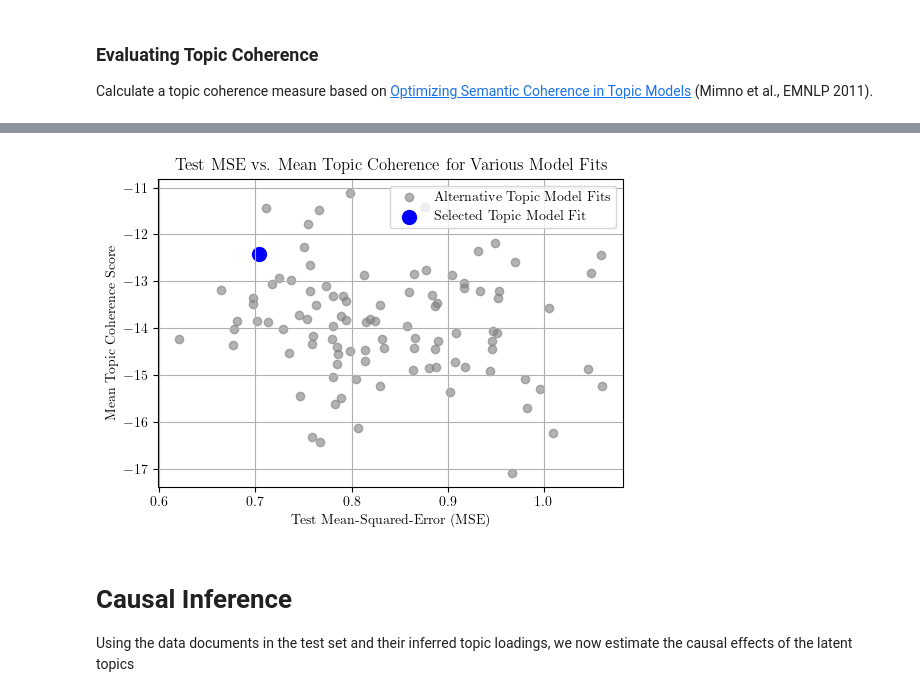
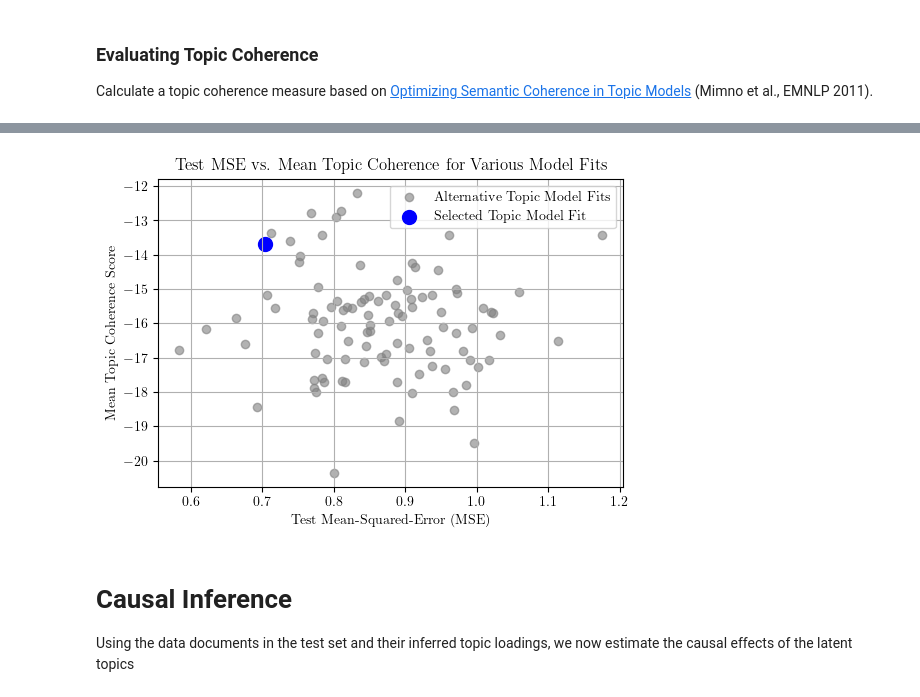
Before and after one commit to TillRS/AutoPersuade, a Jupyter notebook: scripts/2_sun_topic_model.ipynb, the cells around one changed output, grey strips where cells are left out. Cells and saved outputs as stored; diff of their text form; code cells hidden in the pictures.

```diff
--- a/scripts/2_sun_topic_model.ipynb
+++ b/scripts/2_sun_topic_model.ipynb
@@ -175,7 +175,7 @@ figure_names = ["Veganism_Cross_Validation.png", "Veganism_Cross_Validation_more
 
 alpha_range = np.linspace(0.1, 0.9, 9)
 mse_scores_bm = mse_results.mean(axis=0)
-mse_scores = np.mean(model.cv_errors, axis=2)
+mse_scores = np.mean(model.cv_values['errors'], axis=2)
 mse_scores_list = [mse_scores[:9,:], mse_scores[8:,:]]
 
 for j in range(2):
@@ -294,16 +294,10 @@ def model_fitting(
         train = np.setdiff1d(np.arange(len(Y)), test)
 
         # Fit the topic model
-        model = suntopic(Y_norm[train], X_norm_scaled[train], alpha=alpha, num_bases=num_bases, random_state=random_state)
+        model = SunTopic(Y_norm[train], X_norm_scaled[train], alpha=alpha, num_bases=num_bases, random_state=random_state)
         model.fit(niter=niter)
         W_snmf = model.get_topics()
         H_snmf = model.get_coefficients()
-        S = np.diag(np.std(W_snmf, axis=0))
-        W_snmf = W_snmf @ np.linalg.inv(S)
-        H_snmf = S @ H_snmf
-
-        model.model.W = W_snmf
-        model.model.H = H_snmf
 
         # Evaluate model performance
         in_sample_mse = np.mean((Y_norm[train] - np.dot(W_snmf, H_snmf[:, -1]) * ((1 - alpha) ** -0.5)) ** 2)
@@ -536,8 +530,8 @@ def calculate_topic_coherence(df_tfidf, documents):
 def model_coherence_eval(
                 model,
                 df,
-                n_top_words = 10,
-                n_top_docs = 150,
+                n_top_words = 5,
+                n_top_docs = 25,
                 print_tfidf = False,
 ):
         """
@@ -568,10 +562,9 @@ def model_coherence_eval(
         model.model.W = W_norm
         model.model.H = H_norm
 
-        Y_pred, W_pred = model.predict(X_new = X_norm_scaled, random_state = 0, niter = 100, cvxpy = False, return_topics = True)
-
         # Consider the originally inferred topics on the fitting partition of the training data
-        df_clean = pd.DataFrame(W_pred[df.model_fit_idx == 1,:])
+        # df_clean = pd.DataFrame(W_pred[df.model_fit_idx == 1,:])
+        df_clean = pd.DataFrame(W_norm)
         df_clean.columns = [f"topic_{i+1}_inf" for i in range(10)]
         df_clean['New_Argument'] = df['New_Argument'][df.model_fit_idx == 1].values
 
@@ -607,19 +600,8 @@ Y_norm = (Y - np.mean(Y_train))/(np.std(Y_train))
 X_norm_scaled = X_norm /(X_norm.shape[1]**0.1)
 
 # Load saved topic model
-model = suntopic(Y_norm[train_idx], X_norm_scaled[train_idx], alpha = 0.5, num_bases = 10, random_state = 44)
+model = SunTopic(Y_norm[train_idx], X_norm_scaled[train_idx], alpha = 0.5, num_bases = 10, random_state = 44)
 model = model.load("suntopic_model_topics10_44RandomState_0.5Alpha_0.2testsize.npz")
-
-#  standardize the factorized matrix
-W_snmf = model.get_topics()
-H_snmf = model.get_coefficients()
-S = np.diag(np.std(W_snmf, axis=0))
-W_norm = W_snmf @ np.linalg.inv(S)
-H_norm = S @ H_snmf
-
-# Set model parameters as these standardized values
-model.model.W = W_norm
-model.model.H = H_norm
 
 # Infer topic loadings and predict response variable for the entire dataset
 Y_pred, W_pred = model.predict(X_new=X_norm_scaled, random_state=44, niter=100, return_topics=True, cvxpy = False)
@@ -659,6 +636,6 @@ Top 10 words per topic for selected model fit:
 # %%
 # Draw 100 random random states
-np.random.seed(2024)
+np.random.seed(44)
 random_states = np.random.choice(range(1000), 99, replace=False)
 random_states = [44] + list(random_states)
 
@@ -681,38 +658,38 @@ def evaluate_random_state(random_state):
         model= model,
         df=df,
         n_top_words=5,
-        n_top_docs=100,
+        n_top_docs=25,
     )
 
     mean_coherence_score = topic_coherence_scores
     return random_state, test_mse, mean_coherence_score
 
 # Parallelize the loop using Joblib
 results = Parallel(n_jobs=-1)(delayed(evaluate_random_state)(rs) for rs in random_states)
 
 # Convert results to DataFrame for easier plotting and analysis
 results_df = pd.DataFrame(results, columns=['random_state', 'test_mse', 'mean_coherence_score'])
 
 # Specific highlight for random_state = 44
 highlight_state = 44
 highlight_row = results_df[results_df['random_state'] == highlight_state]
 
 # Plotting the results
 plt.figure(figsize=(6, 4))
 plt.scatter(results_df['test_mse'], results_df['mean_coherence_score'], c='grey', alpha=0.6, label='Alternative Topic Model Fits')
 plt.scatter(highlight_row['test_mse'], highlight_row['mean_coherence_score'], c='blue', s=100, label=f'Selected Topic Model Fit')
 
 plt.xlabel('Test Mean-Squared-Error (MSE)')
 plt.ylabel('Mean Topic Coherence Score')
 plt.title('Test MSE vs. Mean Topic Coherence for Various Model Fits')
 plt.grid(True)
 plt.legend()
 
-# plt.savefig(figures_dir / "Veganism_Test_MSE_vs_Mean_Topic_Coherence_Score.png", bbox_inches='tight')
+plt.savefig(figures_dir / "Veganism_Test_MSE_vs_Mean_Topic_Coherence_Score.png", bbox_inches='tight')
 
 plt.show()
 # %% [output]
-[figure, old version]
+[figure, new version]
 # %% [markdown]
 # Causal Inference
 Using the data documents in the test set and their inferred topic loadings, we now estimate the causal effects of the latent topics
```
Also changed, not shown: parts of 5 cells of this notebook, 3 other files.
